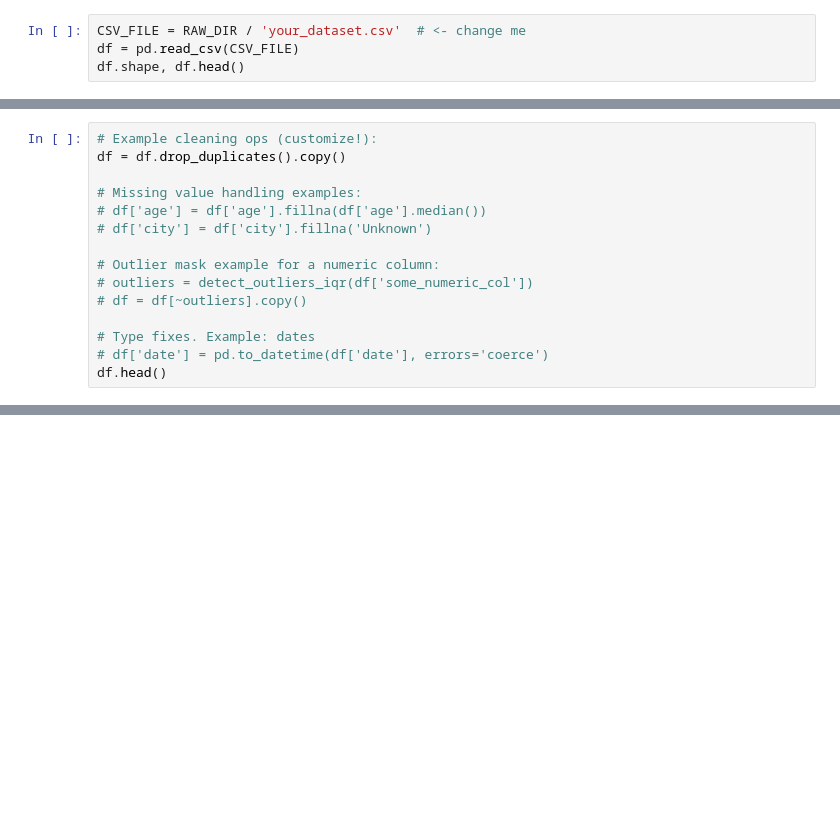
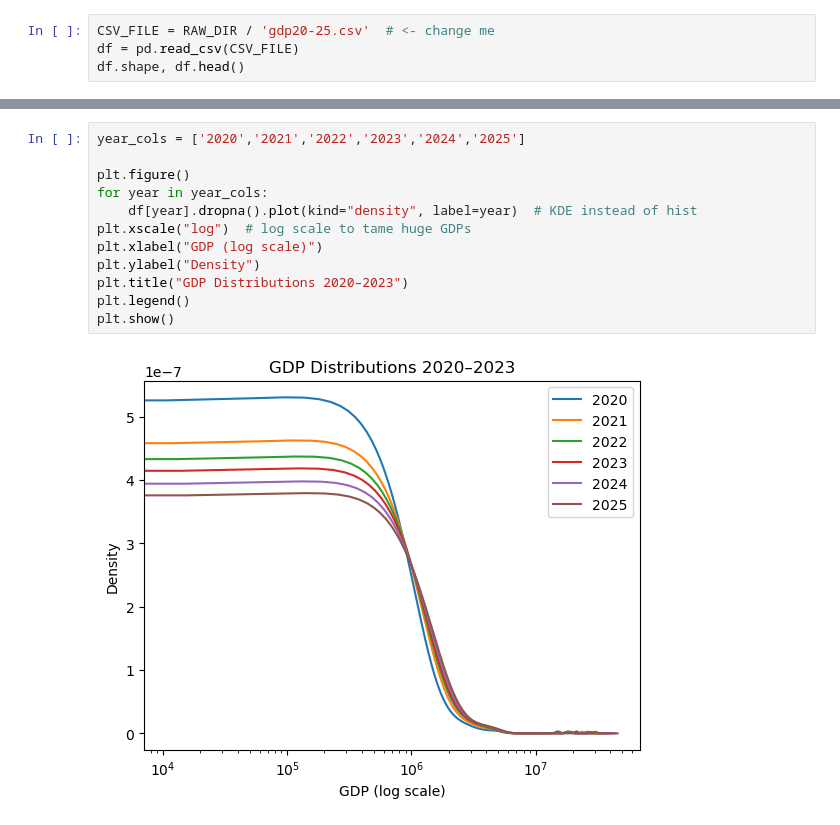
Before and after one commit to nashukati/module-1-eda-gdp_per_country20to25, a Jupyter notebook: notebooks/EDA_template.ipynb, the cells around one changed output, grey strips where cells are left out. Drawn from its saved outputs; the diff is of its cells as text; blank space fills up the shorter version.

Commit message:
Updated GDP data cleaning + edits + feature engineering

```diff
--- a/notebooks/EDA_template.ipynb
+++ b/notebooks/EDA_template.ipynb
@@ -22,4 +19,4 @@ PROC_DIR.mkdir(parents=True, exist_ok=True)
 # %%
-CSV_FILE = RAW_DIR / 'your_dataset.csv'  # <- change me
+CSV_FILE = RAW_DIR / 'gdp20-25.csv'  # <- change me
 df = pd.read_csv(CSV_FILE)
 df.shape, df.head()
@@ -65,15 +64,0 @@ correlation_heatmap(df)
-# %%
-# Example cleaning ops (customize!):
-df = df.drop_duplicates().copy()
-
-# Missing value handling examples:
-# df['age'] = df['age'].fillna(df['age'].median())
-# df['city'] = df['city'].fillna('Unknown')
-
-# Outlier mask example for a numeric column:
-# outliers = detect_outliers_iqr(df['some_numeric_col'])
-# df = df[~outliers].copy()
-
-# Type fixes. Example: dates
-# df['date'] = pd.to_datetime(df['date'], errors='coerce')
-df.head()
@@ -95,0 +81,14 @@ Paste an executive summary into `../reports/README.md` when done.
+# %%
+year_cols = ['2020','2021','2022','2023','2024','2025']
+
+plt.figure()
+for year in year_cols:
+    df[year].dropna().plot(kind="density", label=year)  # KDE instead of hist
+plt.xscale("log")  # log scale to tame huge GDPs
+plt.xlabel("GDP (log scale)")
+plt.ylabel("Density")
+plt.title("GDP Distributions 2020–2023")
+plt.legend()
+plt.show()
+# %% [output]
+[figure, added]
```
Also changed, not shown: parts of 27 cells of this notebook.
